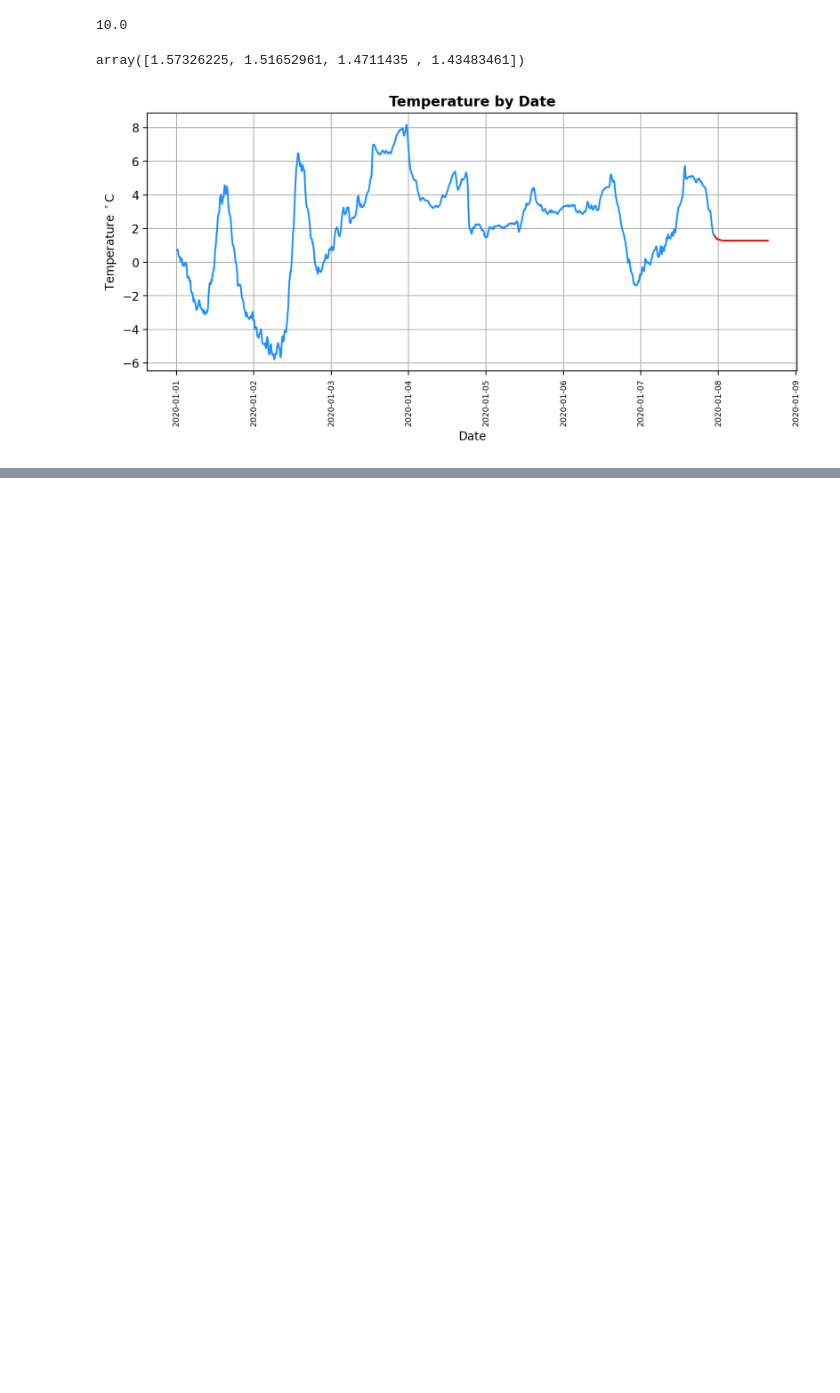
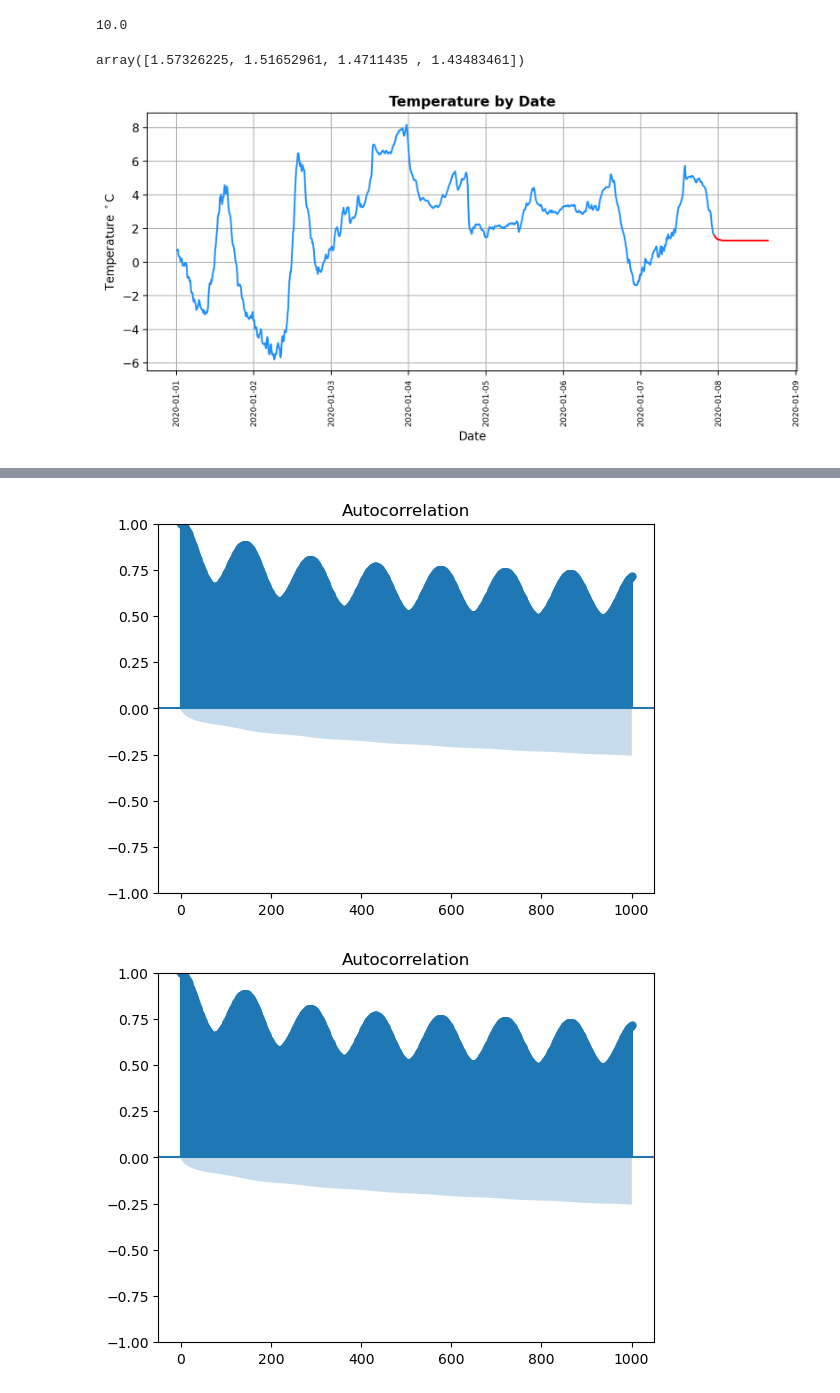
Before and after one commit to bsalisbury1/Projects, a Jupyter notebook: TimeSeriesForecasting/exploration.ipynb, the cells around one changed output, grey strips where cells are left out. Drawn from its saved outputs; the diff is of its cells as text; code cells hidden in the pictures; blank space fills up the shorter version.

```diff
--- a/TimeSeriesForecasting/exploration.ipynb
+++ b/TimeSeriesForecasting/exploration.ipynb
@@ -166,0 +174,6 @@ ax.grid(True)
+# %%
+from statsmodels.graphics.tsaplots import plot_acf, plot_pacf
+plot_acf(df['T'], lags = 1000)
+# %% [output]
+[figure, added]
+[figure, added]
```
Also changed, not shown: parts of 5 cells of this notebook.
